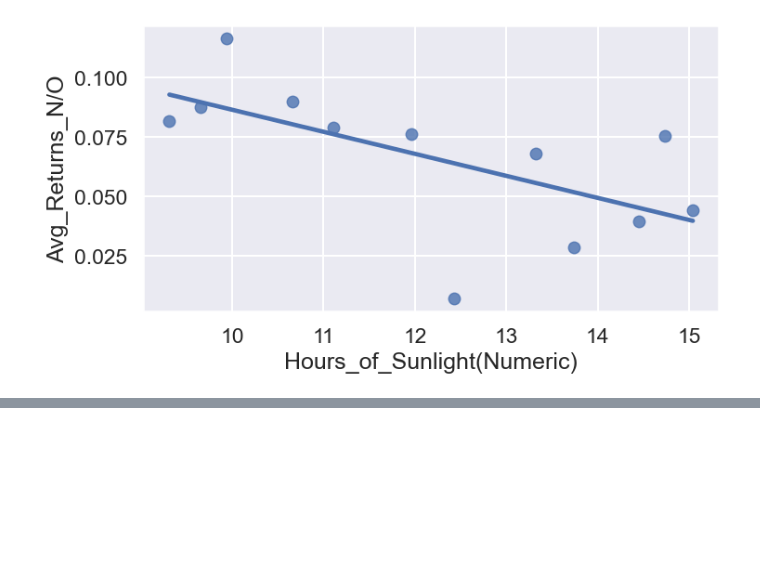
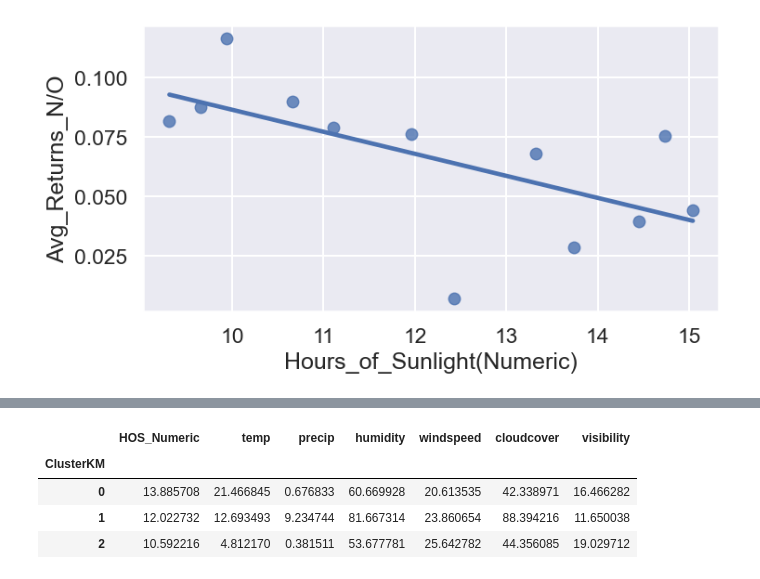
Before and after one commit to wangleo1/SADvsNYSE, a Jupyter notebook: notebooks/NYC_model.ipynb, the cells around one changed output, grey strips where cells are left out. Cells and saved outputs as stored; diff of their text form; code cells hidden in the pictures; blank space fills up the shorter version.

```diff
--- a/notebooks/NYC_model.ipynb
+++ b/notebooks/NYC_model.ipynb
@@ -101,0 +217,9 @@ sns.regplot(x=Monthly_NYC['Hours_of_Sunlight(Numeric)'], y = Monthly_NYC['Avg_Re
+# %%
+#Means of each cluster, organized by features
+Weather_kmeans.groupby('ClusterKM').mean()
+# %% [output]
+|  | HOS_Numeric | temp | precip | humidity | windspeed | cloudcover | visibility |
+| ClusterKM |  |  |  |  |  |  |  |
+| 0 | 13.885708 | 21.466845 | 0.676833 | 60.669928 | 20.613535 | 42.338971 | 16.466282 |
+| 1 | 12.022732 | 12.693493 | 9.234744 | 81.667314 | 23.860654 | 88.394216 | 11.650038 |
+| 2 | 10.592216 | 4.812170 | 0.381511 | 53.677781 | 25.642782 | 44.356085 | 19.029712 |
```
Also changed, not shown: parts of 17 cells of this notebook.
